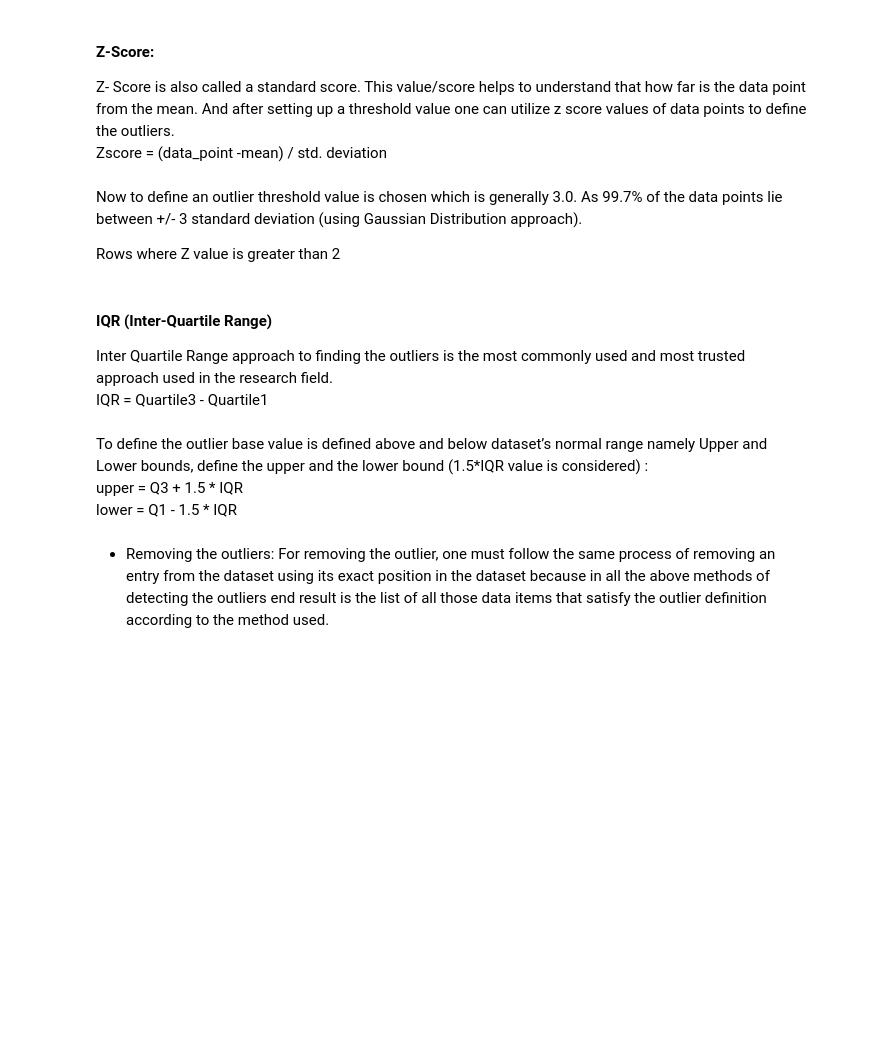
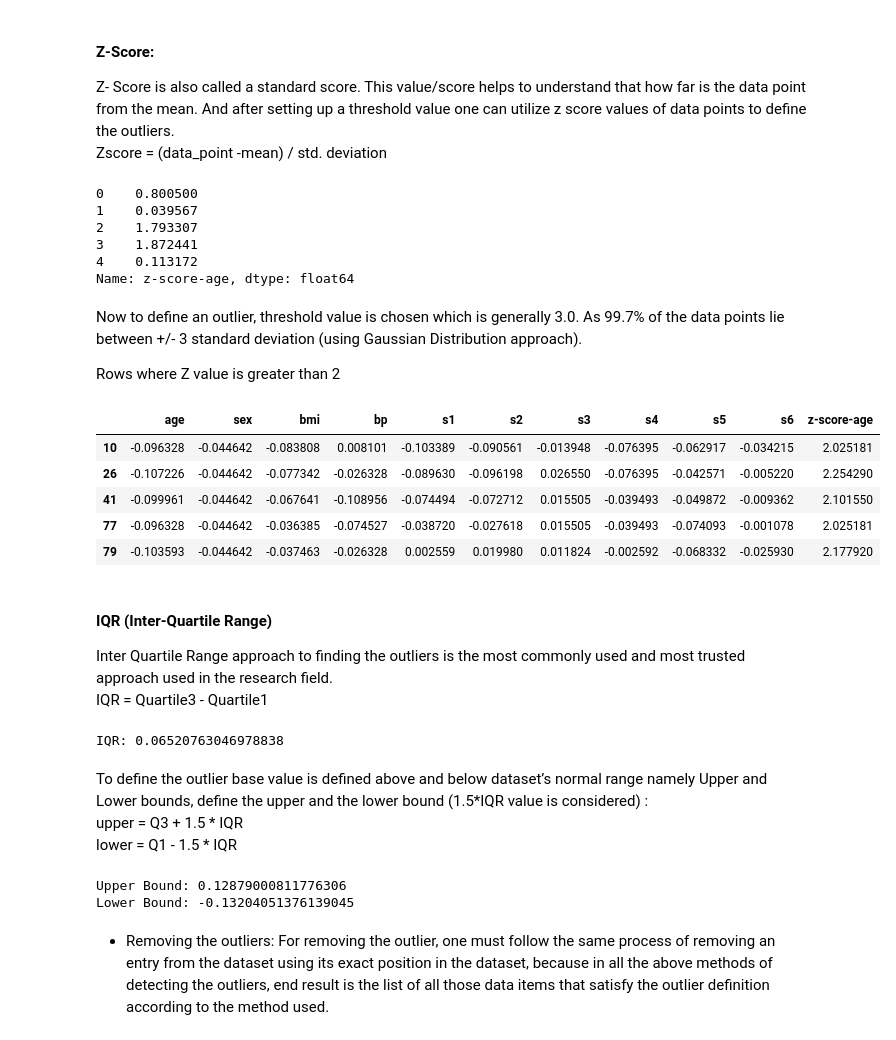
Before and after one commit to BennyXiong/PROG8245_lab4, a Jupyter notebook: week5Lab.ipynb, the cells around one changed output. Saved outputs shown, nothing was run; the diff lists cells and outputs as text; code cells hidden in the pictures; blank space fills up the shorter version.

```diff
--- a/week5Lab.ipynb
+++ b/week5Lab.ipynb
@@ -466,18 +501,61 @@ It is used when you have paired numerical data and when your dependent variable
 Z- Score is also called a standard score. This value/score helps to understand that how far is the data point from the mean. And after setting up a threshold value one can utilize z score values of data points to define the outliers.
 <br>
 Zscore = (data_point -mean) / std. deviation
+# %%
+# calculate the z-score for age column and put it to column z-score-age
+from scipy import stats
+
+df_diabetics['z-score-age'] = np.abs(stats.zscore(df_diabetics['age']))
+df_diabetics['z-score-age'].head()
+# %% [output]
+0    0.800500
+1    0.039567
+2    1.793307
+3    1.872441
+4    0.113172
+Name: z-score-age, dtype: float64
 # %% [markdown]
-Now to define an outlier threshold value is chosen which is generally 3.0. As 99.7% of the data points lie between +/- 3 standard deviation (using Gaussian Distribution approach).
+Now to define an outlier, threshold value is chosen which is generally 3.0. As 99.7% of the data points lie between +/- 3 standard deviation (using Gaussian Distribution approach).
 
 Rows where Z value is greater than 2
+# %%
+# filter rows with z-score-age > 2
+df_diabetics_z_age_bigger_2 = df_diabetics[df_diabetics['z-score-age'] > 2]
+df_diabetics_z_age_bigger_2.head()
+# %% [output]
+|  | age | sex | bmi | bp | s1 | s2 | s3 | s4 | s5 | s6 | z-score-age |
+| 10 | -0.096328 | -0.044642 | -0.083808 | 0.008101 | -0.103389 | -0.090561 | -0.013948 | -0.076395 | -0.062917 | -0.034215 | 2.025181 |
+| 26 | -0.107226 | -0.044642 | -0.077342 | -0.026328 | -0.089630 | -0.096198 | 0.026550 | -0.076395 | -0.042571 | -0.005220 | 2.254290 |
+| 41 | -0.099961 | -0.044642 | -0.067641 | -0.108956 | -0.074494 | -0.072712 | 0.015505 | -0.039493 | -0.049872 | -0.009362 | 2.101550 |
+| 77 | -0.096328 | -0.044642 | -0.036385 | -0.074527 | -0.038720 | -0.027618 | 0.015505 | -0.039493 | -0.074093 | -0.001078 | 2.025181 |
+| 79 | -0.103593 | -0.044642 | -0.037463 | -0.026328 | 0.002559 | 0.019980 | 0.011824 | -0.002592 | -0.068332 | -0.025930 | 2.177920 |
 # %% [markdown]
 #### IQR (Inter-Quartile Range)
 Inter Quartile Range approach to finding the outliers is the most commonly used and most trusted approach used in the research field. <Br>
 IQR = Quartile3 - Quartile1
+# %%
+# calculate the interquartile range (IQR) for the 'bmi' column
+Q1 = np.percentile(df_diabetics['bmi'], 25, method='midpoint')
+Q3 = np.percentile(df_diabetics['bmi'], 75, method='midpoint')
+IQR = Q3 - Q1
+print(f"IQR: {IQR}")
+# %% [output]
+IQR: 0.06520763046978838
 # %% [markdown]
 To define the outlier base value is defined above and below dataset’s normal range namely Upper and Lower bounds, define the upper and the lower bound (1.5*IQR value is considered) :<br>
 upper = Q3 + 1.5 * IQR <br>
 lower = Q1 - 1.5 * IQR <br>
+# %%
+# Above Upper bound
+upper = Q3+1.5*IQR
+print("Upper Bound:", upper)
+
+# Below Lower bound
+lower = Q1-1.5*IQR
+print("Lower Bound:", lower)
+# %% [output]
+Upper Bound: 0.12879000811776306
+Lower Bound: -0.13204051376139045
 # %% [markdown]
 - Removing the outliers:
-For removing the outlier, one must follow the same process of removing an entry from the dataset using its exact position in the dataset because in all the above methods of detecting the outliers end result is the list of all those data items that satisfy the outlier definition according to the method used.
+For removing the outlier, one must follow the same process of removing an entry from the dataset using its exact position in the dataset, because in all the above methods of detecting the outliers, end result is the list of all those data items that satisfy the outlier definition according to the method used.
```
Also changed, not shown: parts of 14 cells of this notebook, 6 other files.
